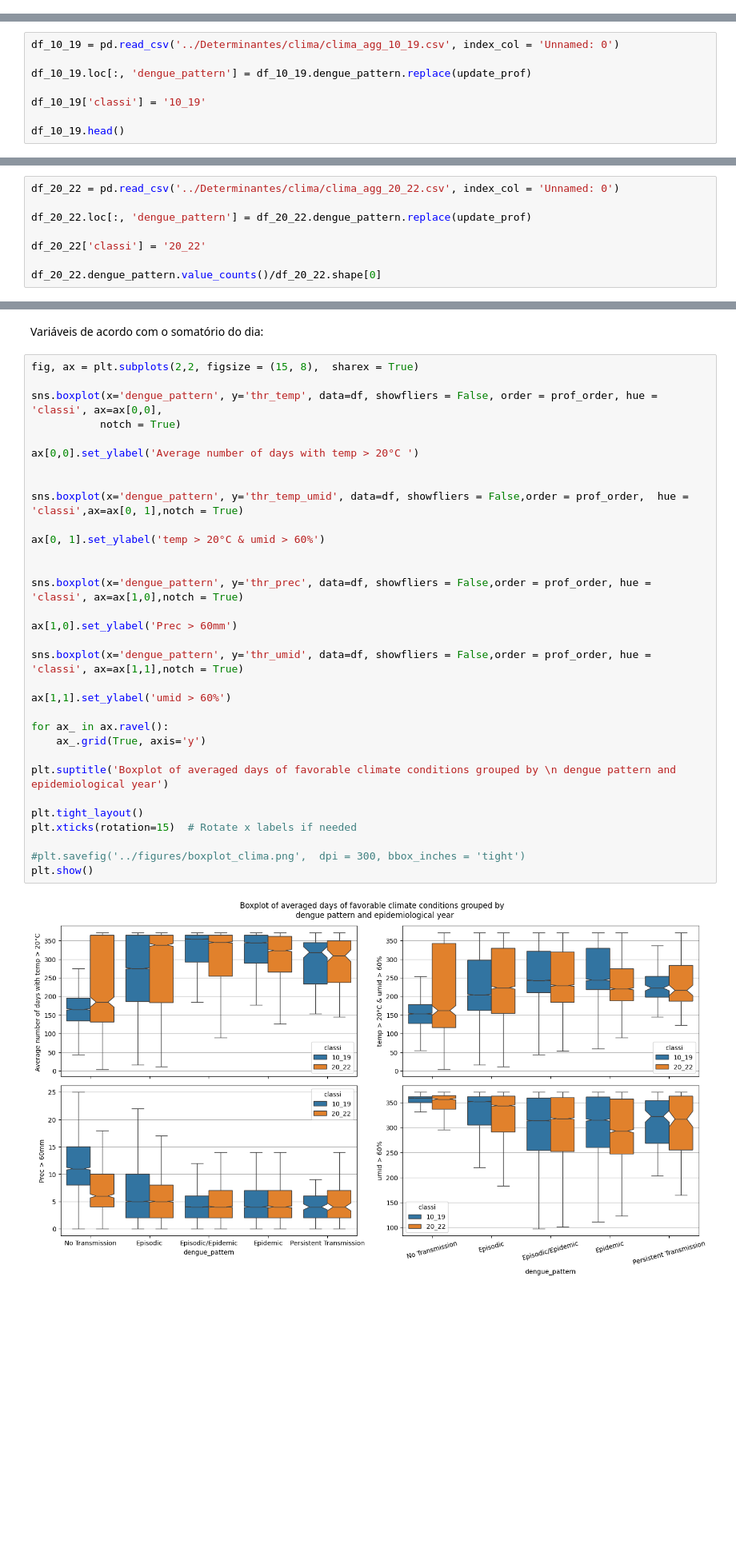
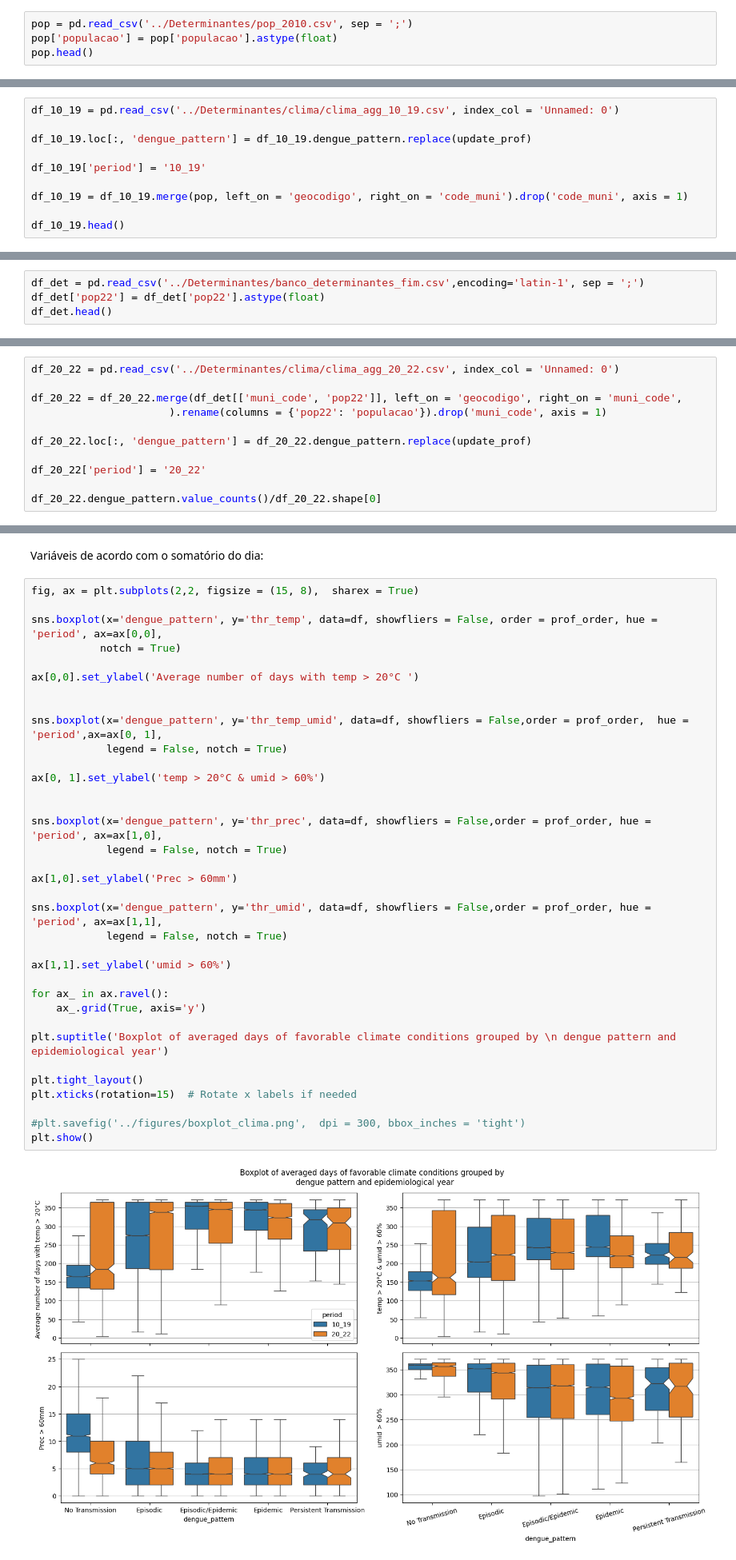
Before and after one commit to iasmimalmeida/Epidynamics, a Jupyter notebook: Phyton/make_boxplot.ipynb, the cells around one changed output, grey strips where cells are left out. Shown at 80% size. Drawn from its saved outputs; the diff is of its cells as text; blank space fills up the shorter version.

```diff
--- a/Phyton/make_boxplot.ipynb
+++ b/Phyton/make_boxplot.ipynb
@@ -9,3 +9,7 @@ import matplotlib.pyplot as plt
 update_prof = {'Episódico/Epidêmico':'Episodic/Epidemic', 'Epidêmico':'Epidemic', 'Episódico':'Episodic',
        'Transmissão Persistente':'Persistent Transmission', 'Sem transmissão': 'No Transmission',
               'Sem transmissao': 'No Transmission'}
+# %%
+pop = pd.read_csv('../Determinantes/pop_2010.csv', sep = ';')
+pop['populacao'] = pop['populacao'].astype(float)
+pop.head()
@@ -14,7 +63,9 @@ df_10_19 = pd.read_csv('../Determinantes/clima/clima_agg_10_19.csv', index_col =
 
 df_10_19.loc[:, 'dengue_pattern'] = df_10_19.dengue_pattern.replace(update_prof)
 
-df_10_19['classi'] = '10_19'
+df_10_19['period'] = '10_19'
+
+df_10_19 = df_10_19.merge(pop, left_on = 'geocodigo', right_on = 'code_muni').drop('code_muni', axis = 1)
 
 df_10_19.head()
 # %% [output]
@@ -41,3 +92,7 @@ Epidemic                   0.103052
 No Transmission            0.037343
 Persistent Transmission    0.002513
 Name: count, dtype: float64
+# %%
+df_det = pd.read_csv('../Determinantes/banco_determinantes_fim.csv',encoding='latin-1', sep = ';')
+df_det['pop22'] = df_det['pop22'].astype(float)
+df_det.head()
@@ -44,9 +106,12 @@ Name: count, dtype: float64
 # %%
 df_20_22 = pd.read_csv('../Determinantes/clima/clima_agg_20_22.csv', index_col = 'Unnamed: 0')
 
+df_20_22 = df_20_22.merge(df_det[['muni_code', 'pop22']], left_on = 'geocodigo', right_on = 'muni_code',
+                      ).rename(columns = {'pop22': 'populacao'}).drop('muni_code', axis = 1)
+
 df_20_22.loc[:, 'dengue_pattern'] = df_20_22.dengue_pattern.replace(update_prof)
 
-df_20_22['classi'] = '20_22'
+df_20_22['period'] = '20_22'
 
 df_20_22.dengue_pattern.value_counts()/df_20_22.shape[0]
 # %% [output]
@@ -115,37 +196,40 @@ Variáveis de acordo com o somatório do dia:
 # %%
 fig, ax = plt.subplots(2,2, figsize = (15, 8),  sharex = True)
 
-sns.boxplot(x='dengue_pattern', y='thr_temp', data=df, showfliers = False, order = prof_order, hue = 'classi', ax=ax[0,0],
+sns.boxplot(x='dengue_pattern', y='thr_temp', data=df, showfliers = False, order = prof_order, hue = 'period', ax=ax[0,0],
            notch = True)
 
 ax[0,0].set_ylabel('Average number of days with temp > 20°C ')
 
 
-sns.boxplot(x='dengue_pattern', y='thr_temp_umid', data=df, showfliers = False,order = prof_order,  hue = 'classi',ax=ax[0, 1],notch = True)
+sns.boxplot(x='dengue_pattern', y='thr_temp_umid', data=df, showfliers = False,order = prof_order,  hue = 'period',ax=ax[0, 1],
+            legend = False, notch = True)
 
 ax[0, 1].set_ylabel('temp > 20°C & umid > 60%')
 
 
-sns.boxplot(x='dengue_pattern', y='thr_prec', data=df, showfliers = False,order = prof_order, hue = 'classi', ax=ax[1,0],notch = True)
+sns.boxplot(x='dengue_pattern', y='thr_prec', data=df, showfliers = False,order = prof_order, hue = 'period', ax=ax[1,0],
+            legend = False, notch = True)
 
 ax[1,0].set_ylabel('Prec > 60mm')
 
-sns.boxplot(x='dengue_pattern', y='thr_umid', data=df, showfliers = False,order = prof_order, hue = 'classi', ax=ax[1,1],notch = True)
+sns.boxplot(x='dengue_pattern', y='thr_umid', data=df, showfliers = False,order = prof_order, hue = 'period', ax=ax[1,1],
+            legend = False, notch = True)
 
 ax[1,1].set_ylabel('umid > 60%')
 
 for ax_ in ax.ravel():
     ax_.grid(True, axis='y')
 
 plt.suptitle('Boxplot of averaged days of favorable climate conditions grouped by \n dengue pattern and epidemiological year')
 
 plt.tight_layout()
 plt.xticks(rotation=15)  # Rotate x labels if needed
 
 #plt.savefig('../figures/boxplot_clima.png',  dpi = 300, bbox_inches = 'tight')
 plt.show()
 # %% [output]
-[figure, old version]
+[figure, new version]
 # %%
 sns.boxplot(x='dengue_pattern', y='temp_med', data=df_20_22, showfliers = False, order = prof_order,
            notch = True)
```
Also changed, not shown: parts of 15 cells of this notebook, 3 other files.
